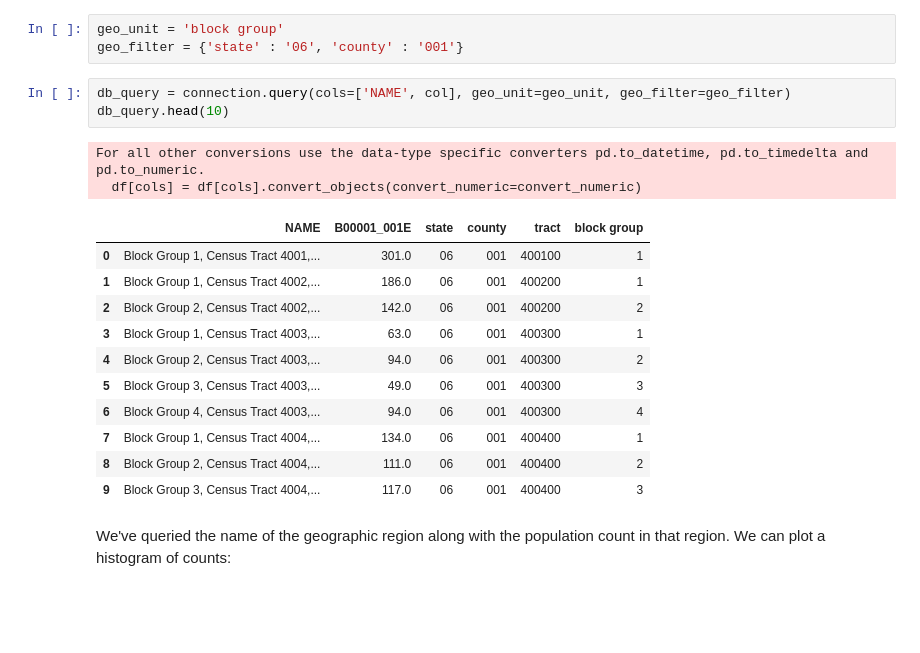
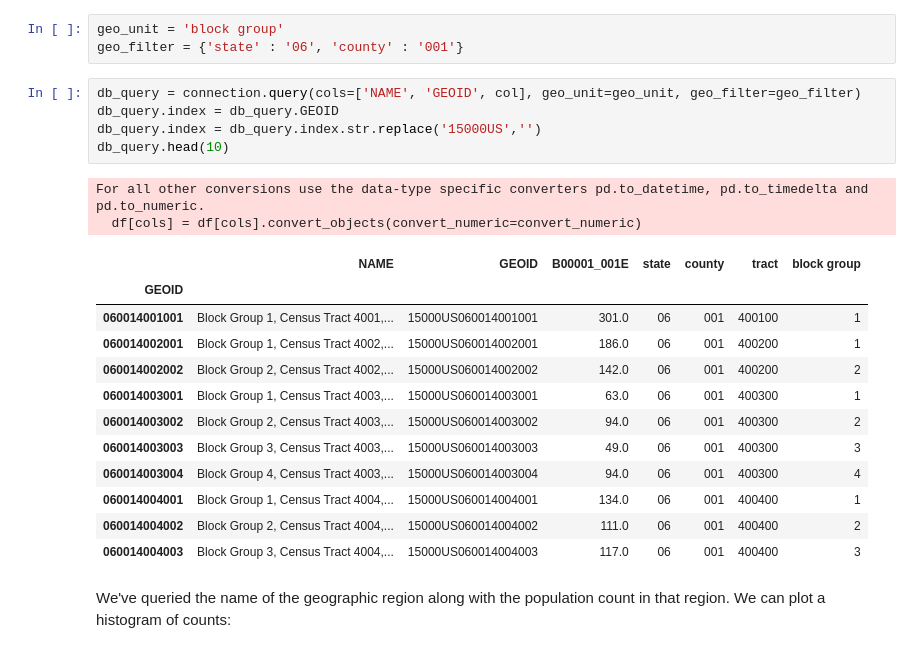
Before and after one commit to pssachdeva/census_viz, a Jupyter notebook: demo.ipynb, the cells around one changed output. Saved outputs shown, nothing was run; the diff lists cells and outputs as text; blank space fills up the shorter version.

```diff
--- a/demo.ipynb
+++ b/demo.ipynb
@@ -61,22 +62,25 @@ Our goal now is to grab the population sample counts in all the block groups of
 geo_unit = 'block group'
 geo_filter = {'state' : '06', 'county' : '001'}
 # %%
-db_query = connection.query(cols=['NAME', col], geo_unit=geo_unit, geo_filter=geo_filter)
+db_query = connection.query(cols=['NAME', 'GEOID', col], geo_unit=geo_unit, geo_filter=geo_filter)
+db_query.index = db_query.GEOID
+db_query.index = db_query.index.str.replace('15000US','')
 db_query.head(10)
 # %% [output]
 For all other conversions use the data-type specific converters pd.to_datetime, pd.to_timedelta and pd.to_numeric.
   df[cols] = df[cols].convert_objects(convert_numeric=convert_numeric)
-|  | NAME | B00001_001E | state | county | tract | block group |
-| 0 | Block Group 1, Census Tract 4001,... | 301.0 | 06 | 001 | 400100 | 1 |
-| 1 | Block Group 1, Census Tract 4002,... | 186.0 | 06 | 001 | 400200 | 1 |
-| 2 | Block Group 2, Census Tract 4002,... | 142.0 | 06 | 001 | 400200 | 2 |
-| 3 | Block Group 1, Census Tract 4003,... | 63.0 | 06 | 001 | 400300 | 1 |
-| 4 | Block Group 2, Census Tract 4003,... | 94.0 | 06 | 001 | 400300 | 2 |
-| 5 | Block Group 3, Census Tract 4003,... | 49.0 | 06 | 001 | 400300 | 3 |
-| 6 | Block Group 4, Census Tract 4003,... | 94.0 | 06 | 001 | 400300 | 4 |
-| 7 | Block Group 1, Census Tract 4004,... | 134.0 | 06 | 001 | 400400 | 1 |
-| 8 | Block Group 2, Census Tract 4004,... | 111.0 | 06 | 001 | 400400 | 2 |
-| 9 | Block Group 3, Census Tract 4004,... | 117.0 | 06 | 001 | 400400 | 3 |
+|  | NAME | GEOID | B00001_001E | state | county | tract | block group |
+| GEOID |  |  |  |  |  |  |  |
+| 060014001001 | Block Group 1, Census Tract 4001,... | 15000US060014001001 | 301.0 | 06 | 001 | 400100 | 1 |
+| 060014002001 | Block Group 1, Census Tract 4002,... | 15000US060014002001 | 186.0 | 06 | 001 | 400200 | 1 |
+| 060014002002 | Block Group 2, Census Tract 4002,... | 15000US060014002002 | 142.0 | 06 | 001 | 400200 | 2 |
+| 060014003001 | Block Group 1, Census Tract 4003,... | 15000US060014003001 | 63.0 | 06 | 001 | 400300 | 1 |
+| 060014003002 | Block Group 2, Census Tract 4003,... | 15000US060014003002 | 94.0 | 06 | 001 | 400300 | 2 |
+| 060014003003 | Block Group 3, Census Tract 4003,... | 15000US060014003003 | 49.0 | 06 | 001 | 400300 | 3 |
+| 060014003004 | Block Group 4, Census Tract 4003,... | 15000US060014003004 | 94.0 | 06 | 001 | 400300 | 4 |
+| 060014004001 | Block Group 1, Census Tract 4004,... | 15000US060014004001 | 134.0 | 06 | 001 | 400400 | 1 |
+| 060014004002 | Block Group 2, Census Tract 4004,... | 15000US060014004002 | 111.0 | 06 | 001 | 400400 | 2 |
+| 060014004003 | Block Group 3, Census Tract 4004,... | 15000US060014004003 | 117.0 | 06 | 001 | 400400 | 3 |
 # %% [markdown]
 We've queried the name of the geographic region along with the population count in that region. We can plot a histogram of counts:
 # %%
```
Also changed, not shown: parts of 18 cells of this notebook.
